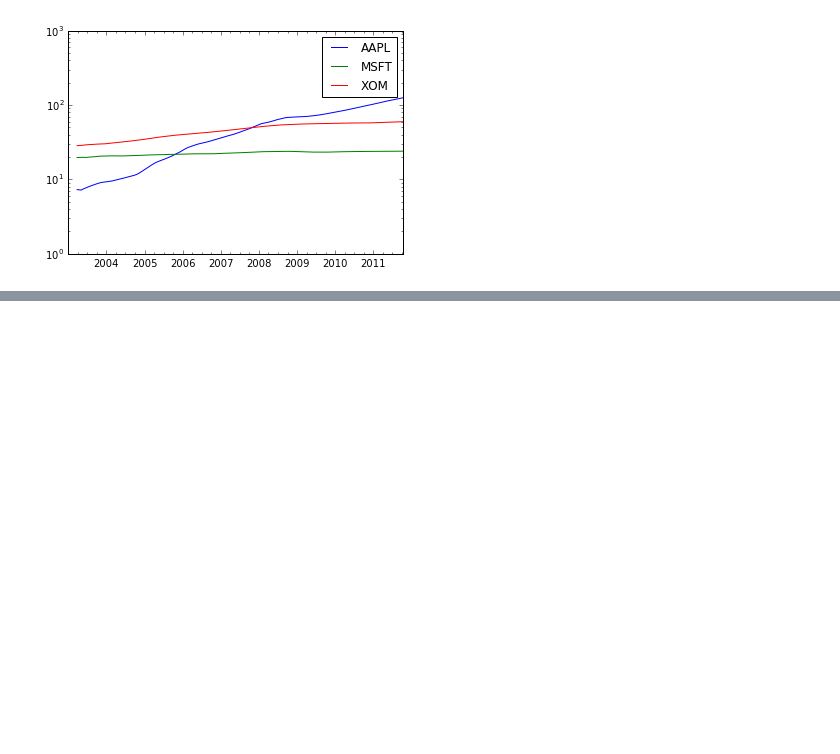
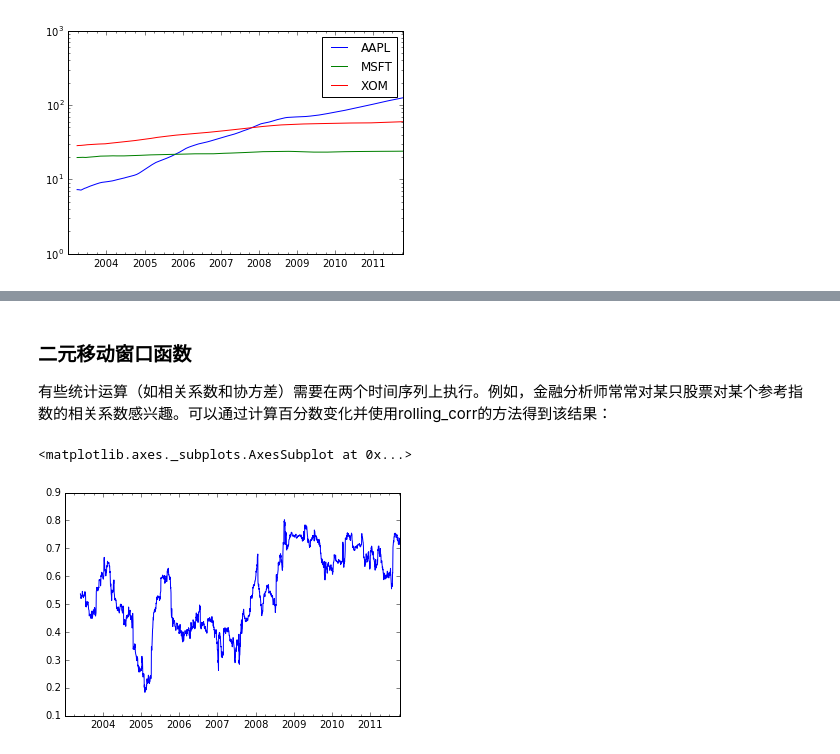
Before and after one commit to 26huitailang/python-of-data-analysis, a Jupyter notebook: ch10_notebook.ipynb, the cells around one changed output, grey strips where cells are left out. Drawn from its saved outputs; the diff is of its cells as text; code cells hidden in the pictures; blank space fills up the shorter version.

```diff
--- a/ch10_notebook.ipynb
+++ b/ch10_notebook.ipynb
@@ -1490,0 +1512,12 @@ pd.expanding_mean(close_px, 60).plot(logy=True) # 各个公司60日均线，对
+# %% [markdown]
+### 二元移动窗口函数
+有些统计运算（如相关系数和协方差）需要在两个时间序列上执行。例如，金融分析师常常对某只股票对某个参考指数的相关系数感兴趣。可以通过计算百分数变化并使用rolling_corr的方法得到该结果：
+# %%
+spx_px = close_px_all['SPX']
+spx_rets = spx_px / spx_px.shift(1) - 1
+returns = close_px.pct_change() # 百分比变化
+corr = pd.rolling_corr(returns.AAPL, spx_rets, 125, min_periods=100)
+corr.plot() # AAPL六个月的回报与标准普尔500指数的相关系数
+# %% [output]
+<matplotlib.axes._subplots.AxesSubplot at 0x...>
+[figure, added]
```
Also changed, not shown: parts of 52 cells of this notebook, 1 other file.
